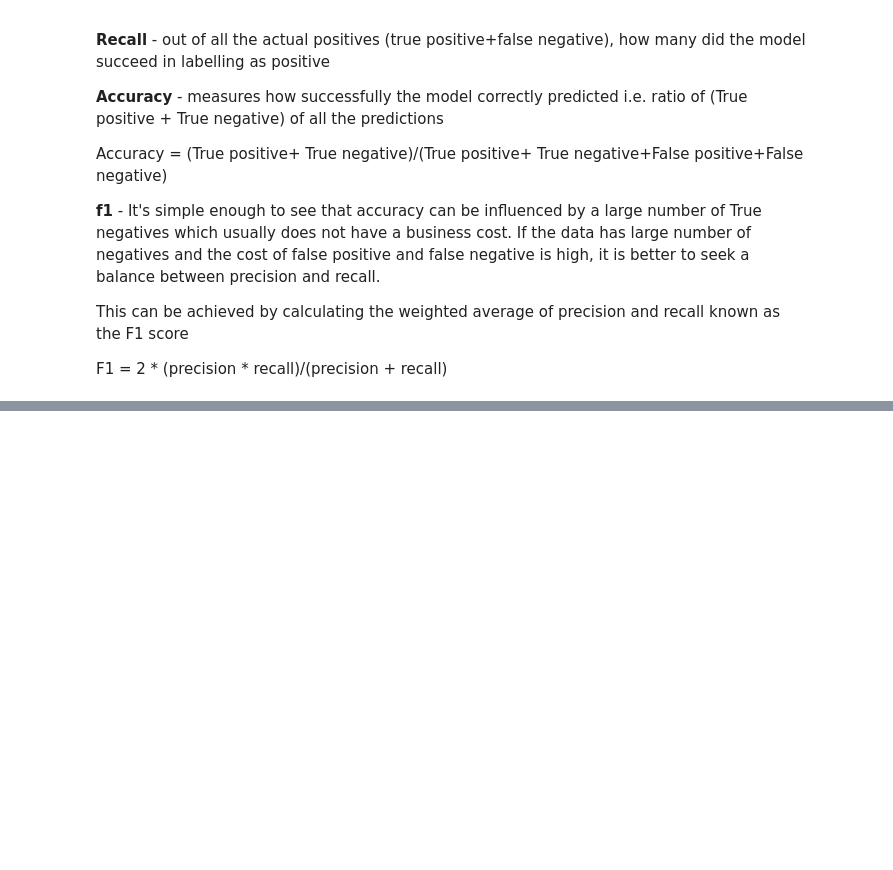
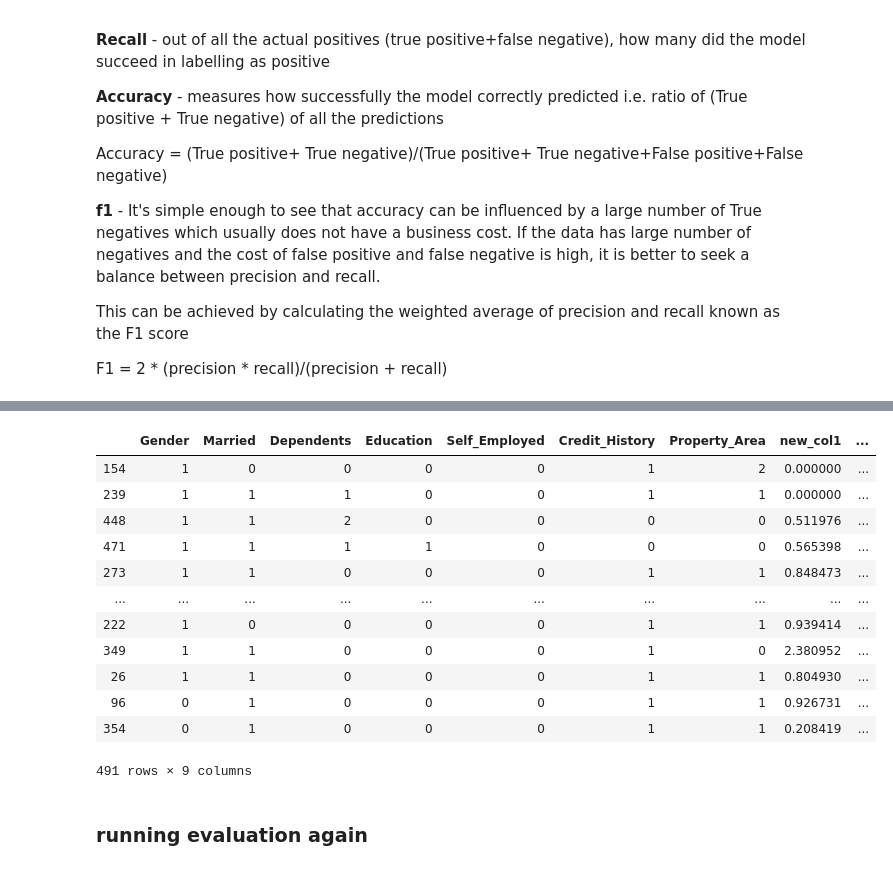
Before and after one commit to iasad1/loan-prediction-classification-problem, a Jupyter notebook: loan-prediction-classification.ipynb, the cells around one changed output, grey strips where cells are left out. Cells and saved outputs as stored; diff of their text form; code cells hidden in the pictures; blank space fills up the shorter version.

```diff
--- a/loan-prediction-classification.ipynb
+++ b/loan-prediction-classification.ipynb
@@ -480,0 +660,21 @@ def loss(y_true, y_pred, retu=False):
+# %%
+X_train.drop(['ApplicantIncome',
+       'CoapplicantIncome', 'LoanAmount', 'Loan_Amount_Term'],axis=1,inplace= True)
+# %%
+X_train
+# %% [output]
+|  | Gender | Married | Dependents | Education | Self_Employed | Credit_History | Property_Area | new_col1 | ... |
+| 154 | 1 | 0 | 0 | 0 | 0 | 1 | 2 | 0.000000 | ... |
+| 239 | 1 | 1 | 1 | 0 | 0 | 1 | 1 | 0.000000 | ... |
+| 448 | 1 | 1 | 2 | 0 | 0 | 0 | 0 | 0.511976 | ... |
+| 471 | 1 | 1 | 1 | 1 | 0 | 0 | 0 | 0.565398 | ... |
+| 273 | 1 | 1 | 0 | 0 | 0 | 1 | 1 | 0.848473 | ... |
+| ... | ... | ... | ... | ... | ... | ... | ... | ... | ... |
+| 222 | 1 | 0 | 0 | 0 | 0 | 1 | 1 | 0.939414 | ... |
+| 349 | 1 | 1 | 0 | 0 | 0 | 1 | 0 | 2.380952 | ... |
+| 26 | 1 | 1 | 0 | 0 | 0 | 1 | 1 | 0.804930 | ... |
+| 96 | 0 | 1 | 0 | 0 | 0 | 1 | 1 | 0.926731 | ... |
+| 354 | 0 | 1 | 0 | 0 | 0 | 1 | 1 | 0.208419 | ... |
+491 rows × 9 columns
+# %% [markdown]
+### running evaluation again
```
Also changed, not shown: parts of 28 cells of this notebook.
